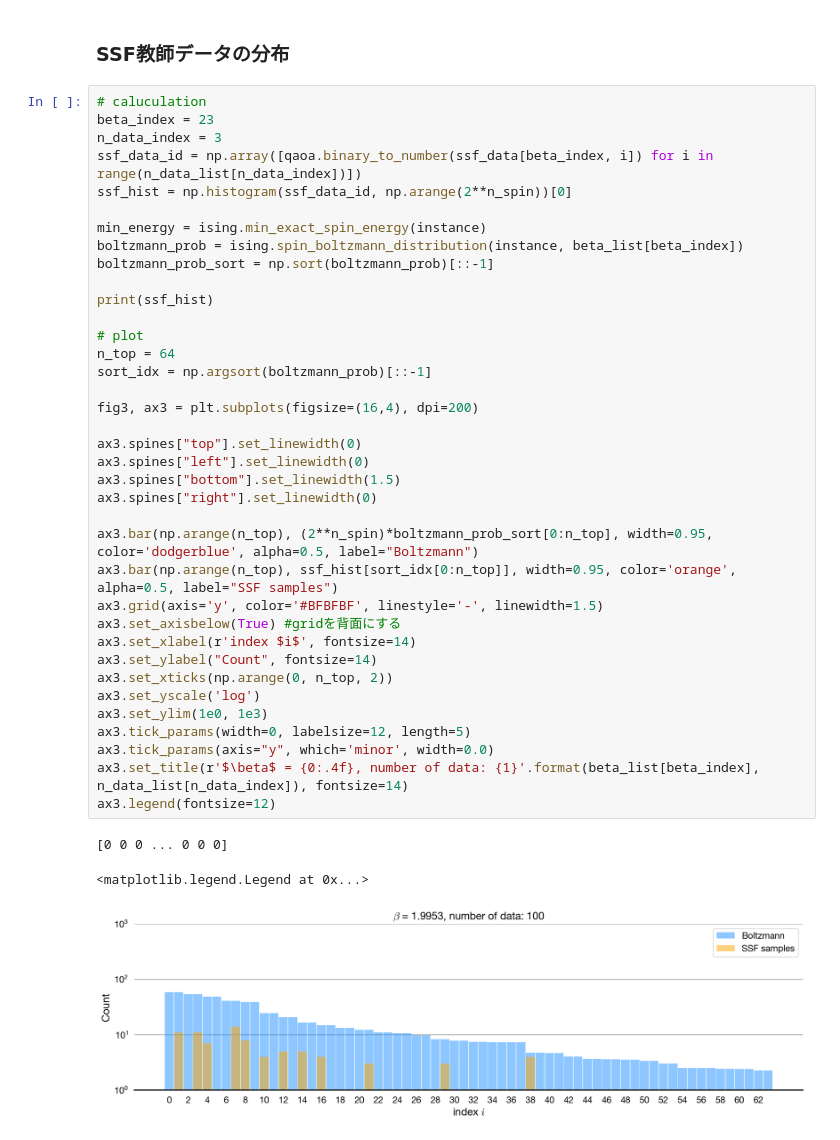
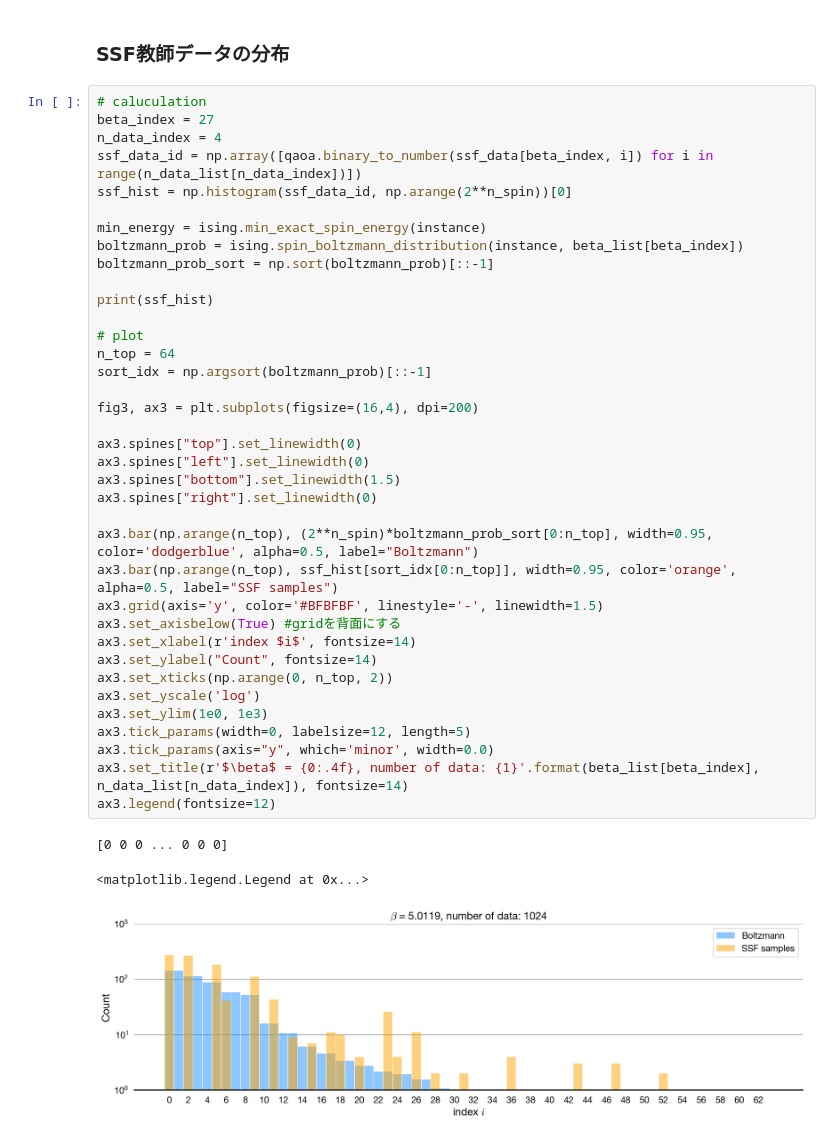
Before and after one commit to yuichiro-nakano/data_for_qaoa-made-mcmc, a Jupyter notebook: notebooks/20240625_SSF_vs_QAOA.ipynb, the cells around one changed output. Saved outputs shown, nothing was run; the diff lists cells and outputs as text.

```diff
--- a/notebooks/20240625_SSF_vs_QAOA.ipynb
+++ b/notebooks/20240625_SSF_vs_QAOA.ipynb
@@ -426,8 +424,8 @@ plt.tight_layout()
 ### SSF教師データの分布
 # %%
 # caluculation
-beta_index = 23
-n_data_index = 3
+beta_index = 27
+n_data_index = 4
 ssf_data_id = np.array([qaoa.binary_to_number(ssf_data[beta_index, i]) for i in range(n_data_list[n_data_index])])
 ssf_hist = np.histogram(ssf_data_id, np.arange(2**n_spin))[0]
 
@@ -437,31 +435,31 @@ boltzmann_prob_sort = np.sort(boltzmann_prob)[::-1]
 
 print(ssf_hist)
 
 # plot
 n_top = 64
 sort_idx = np.argsort(boltzmann_prob)[::-1]
 
 fig3, ax3 = plt.subplots(figsize=(16,4), dpi=200)
 
 ax3.spines["top"].set_linewidth(0)
 ax3.spines["left"].set_linewidth(0)
 ax3.spines["bottom"].set_linewidth(1.5)
 ax3.spines["right"].set_linewidth(0)
 
 ax3.bar(np.arange(n_top), (2**n_spin)*boltzmann_prob_sort[0:n_top], width=0.95, color='dodgerblue', alpha=0.5, label="Boltzmann")
 ax3.bar(np.arange(n_top), ssf_hist[sort_idx[0:n_top]], width=0.95, color='orange', alpha=0.5, label="SSF samples")
 ax3.grid(axis='y', color='#BFBFBF', linestyle='-', linewidth=1.5)
 ax3.set_axisbelow(True) #gridを背面にする
 ax3.set_xlabel(r'index $i$', fontsize=14)
 ax3.set_ylabel("Count", fontsize=14)
 ax3.set_xticks(np.arange(0, n_top, 2))
 ax3.set_yscale('log')
 ax3.set_ylim(1e0, 1e3)
 ax3.tick_params(width=0, labelsize=12, length=5)
 ax3.tick_params(axis="y", which='minor', width=0.0)
 ax3.set_title(r'$\beta$ = {0:.4f}, number of data: {1}'.format(beta_list[beta_index], n_data_list[n_data_index]), fontsize=14)
 ax3.legend(fontsize=12)
 # %% [output]
 [0 0 0 ... 0 0 0]
 <matplotlib.legend.Legend at 0x...>
-[figure, old version]
+[figure, new version]
```
Also changed, not shown: parts of 3 cells of this notebook, 53 other files.
